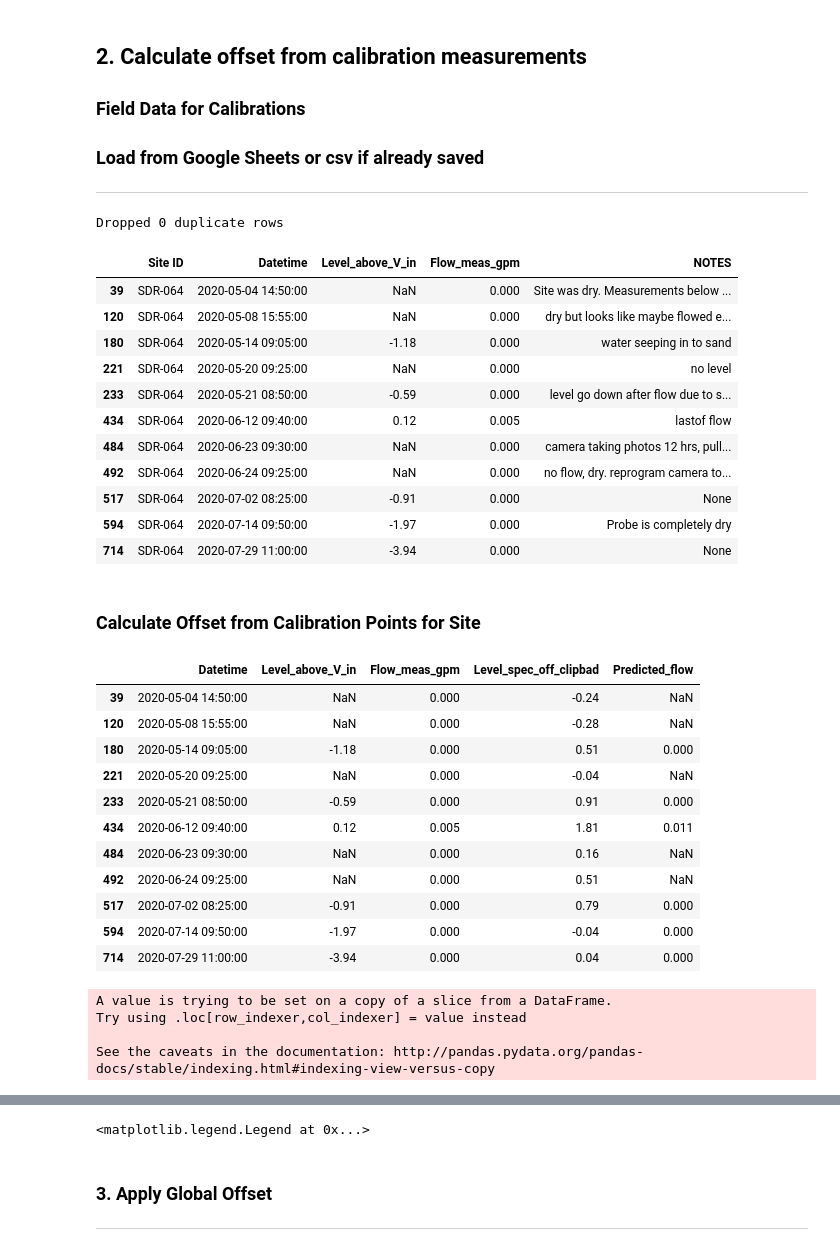
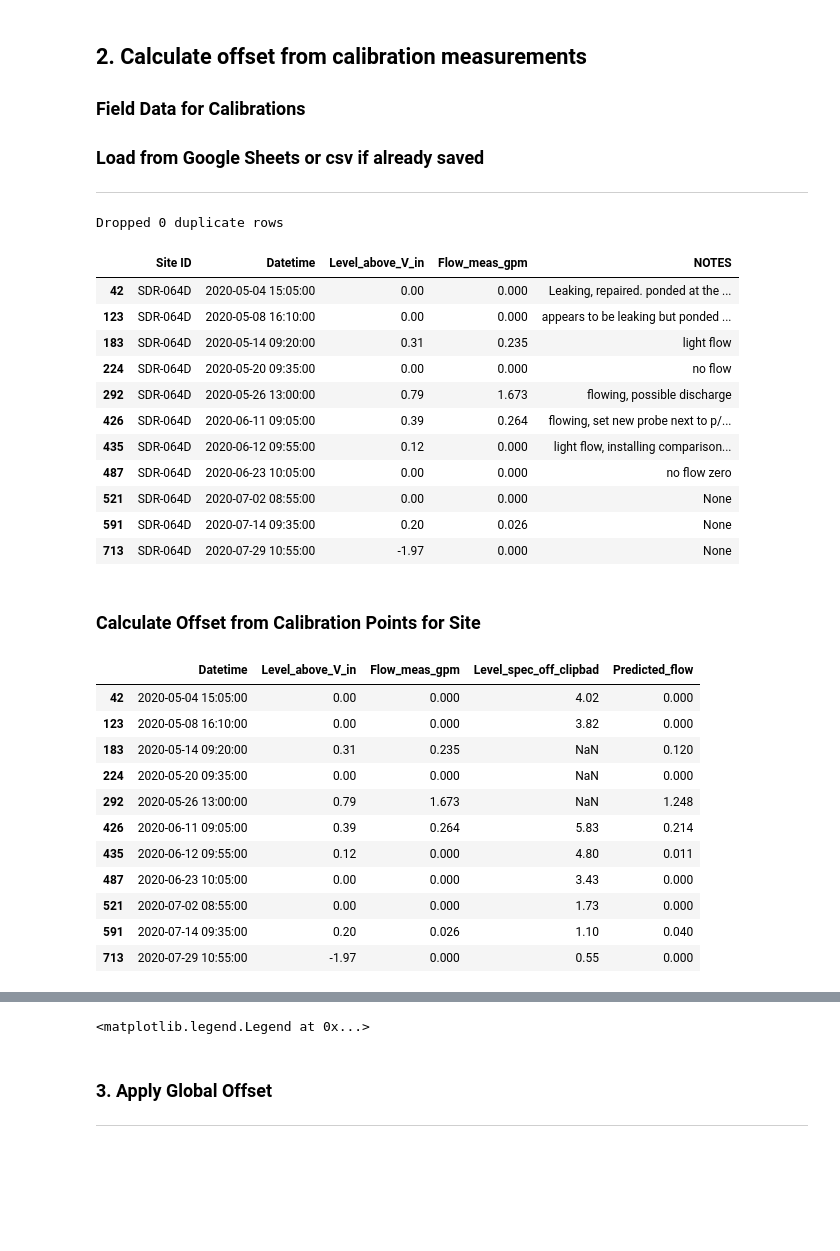
Before and after one commit to 5025-Main/2020_County_LowFlow, a Jupyter notebook: Python_code/Jupyter notebook/2020 Low Flow Data Processing.ipynb, the cells around one changed output, grey strips where cells are left out. Cells and saved outputs as stored; diff of their text form; code cells hidden in the pictures; blank space fills up the shorter version.

```diff
--- a/Python_code/Jupyter notebook/2020 Low Flow Data Processing.ipynb
+++ b/Python_code/Jupyter notebook/2020 Low Flow Data Processing.ipynb
@@ -78,7 +78,7 @@ All modules imported. Let's go!
 ***
 # %%
 ## Update the Site Name and start/end times
-site_name = 'SDR-064'
+site_name = 'SDR-064D'
 start_time_loc = dt.datetime(2020,5,1,0,0)
 end_time_loc = dt.datetime(2020,8,6,0,0)
 data_deliverable_end_time_loc =  dt.datetime(2020,8,1,0,0)
@@ -283,17 +287,17 @@ fds[fds['Site ID']==site_name][['Site ID','Datetime','Level_above_V_in','Flow_me
 # %% [output]
 Dropped 0 duplicate rows
 |  | Site ID | Datetime | Level_above_V_in | Flow_meas_gpm | NOTES |
-| 39 | SDR-064 | 2020-05-04 14:50:00 | NaN | 0.000 | Site was dry. Measurements below ... |
-| 120 | SDR-064 | 2020-05-08 15:55:00 | NaN | 0.000 | dry but looks like maybe flowed e... |
-| 180 | SDR-064 | 2020-05-14 09:05:00 | -1.18 | 0.000 | water seeping in to sand |
-| 221 | SDR-064 | 2020-05-20 09:25:00 | NaN | 0.000 | no level |
-| 233 | SDR-064 | 2020-05-21 08:50:00 | -0.59 | 0.000 | level go down after flow due to s... |
-| 434 | SDR-064 | 2020-06-12 09:40:00 | 0.12 | 0.005 | lastof flow |
-| 484 | SDR-064 | 2020-06-23 09:30:00 | NaN | 0.000 | camera taking photos 12 hrs, pull... |
-| 492 | SDR-064 | 2020-06-24 09:25:00 | NaN | 0.000 | no flow, dry. reprogram camera to... |
-| 517 | SDR-064 | 2020-07-02 08:25:00 | -0.91 | 0.000 | None |
-| 594 | SDR-064 | 2020-07-14 09:50:00 | -1.97 | 0.000 | Probe is completely dry |
-| 714 | SDR-064 | 2020-07-29 11:00:00 | -3.94 | 0.000 | None |
+| 42 | SDR-064D | 2020-05-04 15:05:00 | 0.00 | 0.000 | Leaking, repaired. ponded at the ... |
+| 123 | SDR-064D | 2020-05-08 16:10:00 | 0.00 | 0.000 | appears to be leaking but ponded ... |
+| 183 | SDR-064D | 2020-05-14 09:20:00 | 0.31 | 0.235 | light flow |
+| 224 | SDR-064D | 2020-05-20 09:35:00 | 0.00 | 0.000 | no flow |
+| 292 | SDR-064D | 2020-05-26 13:00:00 | 0.79 | 1.673 | flowing, possible discharge |
+| 426 | SDR-064D | 2020-06-11 09:05:00 | 0.39 | 0.264 | flowing, set new probe next to p/... |
+| 435 | SDR-064D | 2020-06-12 09:55:00 | 0.12 | 0.000 | light flow, installing comparison... |
+| 487 | SDR-064D | 2020-06-23 10:05:00 | 0.00 | 0.000 | no flow zero |
+| 521 | SDR-064D | 2020-07-02 08:55:00 | 0.00 | 0.000 | None |
+| 591 | SDR-064D | 2020-07-14 09:35:00 | 0.20 | 0.026 | None |
+| 713 | SDR-064D | 2020-07-29 10:55:00 | -1.97 | 0.000 | None |
 # %% [markdown]
 ### Calculate Offset from Calibration Points for Site
 # %%
@@ -303,6 +307,10 @@ if site_name == 'SLR-095':
     cal_start, cal_end = dt.datetime(2020,5,29), dt.datetime(2020,7,2)
 if site_name == 'SDG-287':
     cal_start, cal_end = dt.datetime(2020,7,1), dt.datetime(2020,10,1)
+if site_name == 'SDR-064C':
+    cal_start, cal_end = dt.datetime(2020,5,1), dt.datetime(2020,10,1)
+if site_name == 'SDR-064D':
+    cal_start, cal_end = dt.datetime(2020,5,1), dt.datetime(2020,10,1)
 
 # FIELD MEASUREMENTS
 field_meas = fds[fds['Site ID']==site_name][['Datetime','Level_above_V_in','Flow_meas_gpm']]
@@ -337,51 +345,47 @@ except KeyError:
 ## Display field measurements of level and flow
 display(field_meas)
 ## Calibration measurements made in May, QC measurements made June-Sept
 field_meas_QC = field_meas[field_meas['Datetime']>cal_end] ## after 5/31 should be only QC measurements
 field_meas_Cal = field_meas[(field_meas['Datetime']>=cal_start) & (field_meas['Datetime']<=cal_end)]
 ## Calculate average offset from field data
 field_meas_Cal['calculated offset'] = field_meas_Cal['Level_above_V_in'] - field_meas_Cal['Level_spec_off_clipbad'] ## Measured - Manually adjusted PT reading
 ## Calculate total offset
 calculated_offset = field_meas_Cal['calculated offset'].mean()
 #print 'Calculated offset = '+str(calculated_offset)+' in'
 ## Copy over data that has already had special offsets applied and bad data clipped
 ## Apply calculated offset
 WL['Level_spec_off_clipbad_calc_off'] = WL['Level_spec_off_clipbad'] + calculated_offset
 ## Display water level data
 fig, ax1 = plt.subplots(1,1,figsize=(14,4))
 ax1.plot(WL.index,WL['in Water Level'],marker='None',ls='-',c='grey',label='Raw Level data')
 ax1.plot(WL.index,WL['Level_spec_off'],marker='None',ls='-',c='red',label='Bad data/Obstructed clipped out')
 ax1.plot(WL.index,WL['Level_spec_off_clipbad'],marker='None',ls='-',c='orange',label='Raw Level data + special offset')
 ax1.plot(WL.index,WL['Level_spec_off_clipbad_calc_off'],marker='None',ls='-',c='green',label='Level offset by calibrations')
 ## Plot field measurements
 from matplotlib.dates import DateFormatter, date2num
 ax1.plot_date(date2num(field_meas_Cal['Datetime'].values),field_meas_Cal['Level_above_V_in'].values,marker='s',c='b',label='Initial Calibration measurements')
 ax1.plot(date2num(field_meas_QC['Datetime'].values),field_meas_QC['Level_above_V_in'].values,marker='s',ls='None',c='r',label='Follow-up QC measurements')
 ax1.axhline(0,c='k')
 ## Plot maximum v-notch height
 ax1.axhline(weir_dims.loc[site_name,'h2'],color='grey',ls='--')
 ax1.axhline(weir_dims.loc[site_name,'h1'] + weir_dims.loc[site_name,'h2'],color='k',ls='--')
 ax1.legend(loc='upper left')
 # %% [output]
 |  | Datetime | Level_above_V_in | Flow_meas_gpm | Level_spec_off_clipbad | Predicted_flow |
-| 39 | 2020-05-04 14:50:00 | NaN | 0.000 | -0.24 | NaN |
-| 120 | 2020-05-08 15:55:00 | NaN | 0.000 | -0.28 | NaN |
-| 180 | 2020-05-14 09:05:00 | -1.18 | 0.000 | 0.51 | 0.000 |
-| 221 | 2020-05-20 09:25:00 | NaN | 0.000 | -0.04 | NaN |
-| 233 | 2020-05-21 08:50:00 | -0.59 | 0.000 | 0.91 | 0.000 |
-| 434 | 2020-06-12 09:40:00 | 0.12 | 0.005 | 1.81 | 0.011 |
-| 484 | 2020-06-23 09:30:00 | NaN | 0.000 | 0.16 | NaN |
-| 492 | 2020-06-24 09:25:00 | NaN | 0.000 | 0.51 | NaN |
-| 517 | 2020-07-02 08:25:00 | -0.91 | 0.000 | 0.79 | 0.000 |
-| 594 | 2020-07-14 09:50:00 | -1.97 | 0.000 | -0.04 | 0.000 |
-| 714 | 2020-07-29 11:00:00 | -3.94 | 0.000 | 0.04 | 0.000 |
+| 42 | 2020-05-04 15:05:00 | 0.00 | 0.000 | 4.02 | 0.000 |
+| 123 | 2020-05-08 16:10:00 | 0.00 | 0.000 | 3.82 | 0.000 |
+| 183 | 2020-05-14 09:20:00 | 0.31 | 0.235 | NaN | 0.120 |
+| 224 | 2020-05-20 09:35:00 | 0.00 | 0.000 | NaN | 0.000 |
+| 292 | 2020-05-26 13:00:00 | 0.79 | 1.673 | NaN | 1.248 |
+| 426 | 2020-06-11 09:05:00 | 0.39 | 0.264 | 5.83 | 0.214 |
+| 435 | 2020-06-12 09:55:00 | 0.12 | 0.000 | 4.80 | 0.011 |
+| 487 | 2020-06-23 10:05:00 | 0.00 | 0.000 | 3.43 | 0.000 |
+| 521 | 2020-07-02 08:55:00 | 0.00 | 0.000 | 1.73 | 0.000 |
+| 591 | 2020-07-14 09:35:00 | 0.20 | 0.026 | 1.10 | 0.040 |
+| 713 | 2020-07-29 10:55:00 | -1.97 | 0.000 | 0.55 | 0.000 |
-A value is trying to be set on a copy of a slice from a DataFrame.
-Try using .loc[row_indexer,col_indexer] = value instead
-
-See the caveats in the documentation: http://pandas.pydata.org/pandas-docs/stable/indexing.html#indexing-view-versus-copy
 [interactive output not drawn]
 [interactive output not drawn]
-<matplotlib.legend.Legend at 0x...>
+<matplotlib.legend.Legend at 0x...>
 # %% [markdown]
 ### 3. Apply Global Offset
 ***
```
Also changed, not shown: parts of 11 cells of this notebook, 15 other files.
